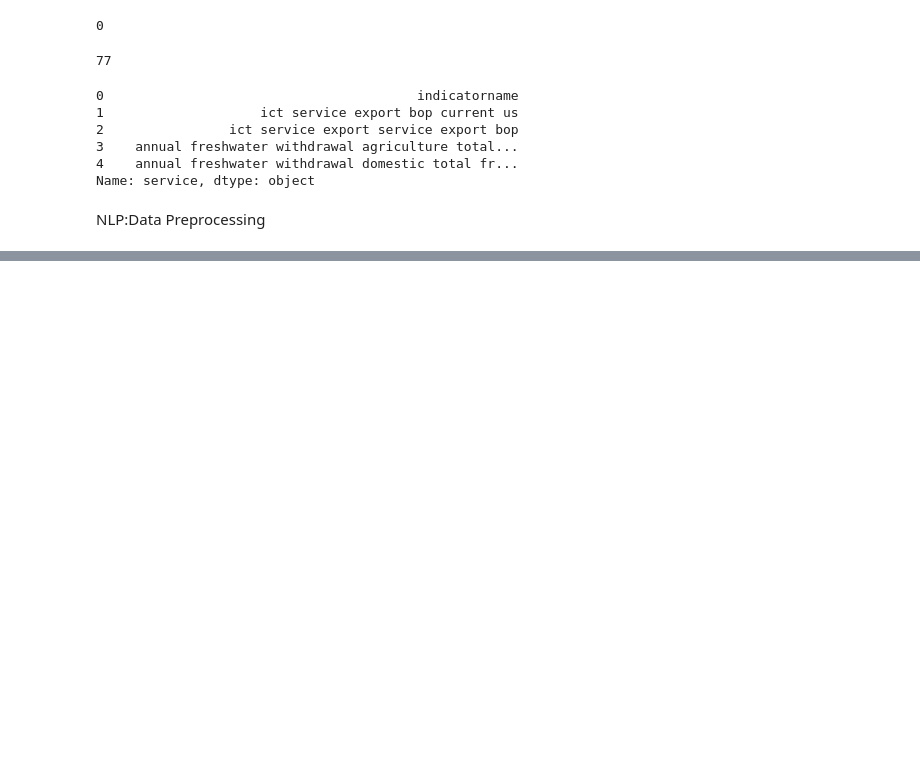
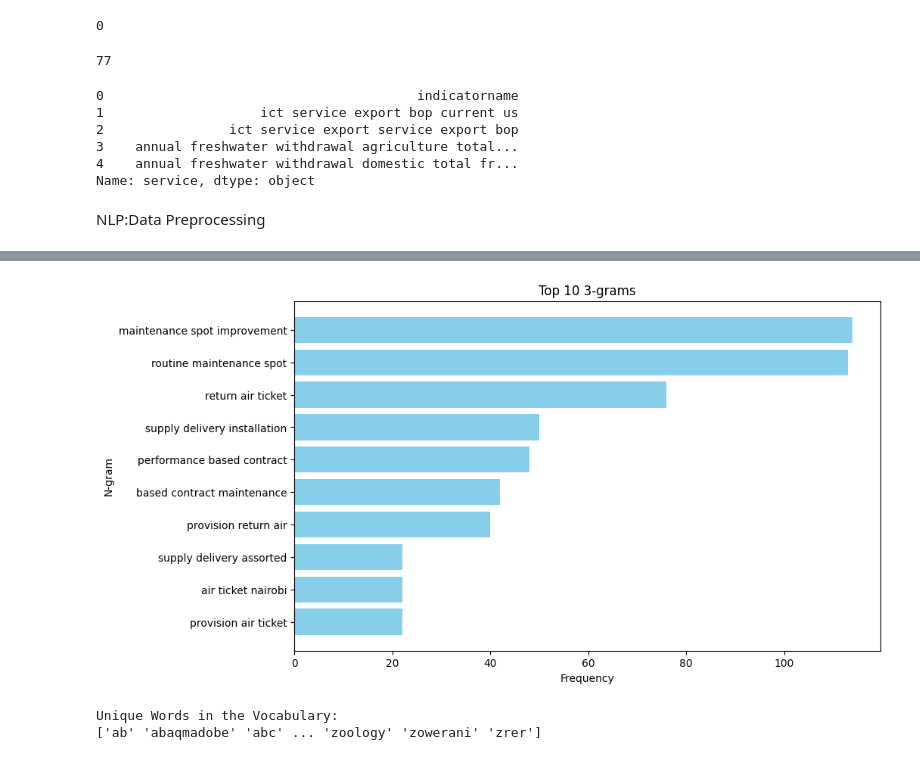
Before and after one commit to datakiptoo/County_Service-_Delivery, a Jupyter notebook: County_Residents.ipynb, the cells around one changed output, grey strips where cells are left out. Saved outputs shown, nothing was run; the diff lists cells and outputs as text; code cells hidden in the pictures; blank space fills up the shorter version.

```diff
--- a/County_Residents.ipynb
+++ b/County_Residents.ipynb
@@ -816,0 +858,65 @@ NLP:Data Preprocessing
+# %%
+#trigram
+# Set the value of 'N' for N-grams
+N = 3  # Change this value to extract different N-grams (e.g., 2 for bigrams, 3 for trigrams, etc.)
+
+# Extract N-grams from the text Series
+ngram_list = secondary_data.apply(lambda x: extract_ngrams(x, N))
+
+# Flatten the list of lists into a single list of N-grams
+flattened_ngrams = [gram for sublist in ngram_list for gram in sublist]
+
+# Use Counter to count the occurrences of each N-gram
+ngram_counts = Counter(flattened_ngrams)
+
+# Convert the ngram_counts into a DataFrame for easier plotting
+df_ngrams = pd.DataFrame(ngram_counts.items(), columns=['N-gram', 'Frequency'])
+
+# Sort by frequency in descending order
+df_ngrams = df_ngrams.sort_values(by='Frequency', ascending=False)
+
+# Plotting the top N-grams
+top_n = 10  # Change this value to visualize a different number of top N-grams
+plt.figure(figsize=(10, 6))
+plt.barh(df_ngrams['N-gram'][:top_n], df_ngrams['Frequency'][:top_n], color='skyblue')
+plt.xlabel('Frequency')
+plt.ylabel('N-gram')
+plt.title(f'Top {top_n} {N}-grams')
+plt.gca().invert_yaxis()  # Invert y-axis for better visualization
+plt.show()
+# %% [output]
+[figure, added]
+# %%
+#Bag of Words Implementation
+# Convert the series to a list of strings
+word_list = secondary_data.tolist()
+
+# Create an instance of CountVectorizer
+vectorizer = CountVectorizer()
+
+# Fit and transform the word list into a bag of words representation
+X = vectorizer.fit_transform(word_list)
+
+# Convert the BoW representation to a dense matrix
+dense_matrix = X.toarray()
+
+# Get feature names (words in the vocabulary)
+feature_names = vectorizer.get_feature_names_out()
+
+# Create a DataFrame for the dense matrix with feature names as columns
+bow_df = pd.DataFrame(dense_matrix, columns=feature_names)
+
+#print unique words
+print("Unique Words in the Vocabulary:")
+print(feature_names)
+
+# Plotting the heatmap
+plt.figure(figsize=(10, 6))
+sns.heatmap(bow_df, cmap='viridis', annot=True, fmt='d')  # Heatmap with annotations
+plt.title('Bag of Words Representation')
+plt.xlabel('Words')
+plt.ylabel('Documents')
+plt.show()
+# %% [output]
+Unique Words in the Vocabulary:
+['ab' 'abaqmadobe' 'abc' ... 'zoology' 'zowerani' 'zrer']
```
Also changed, not shown: parts of 1 cell of this notebook.
